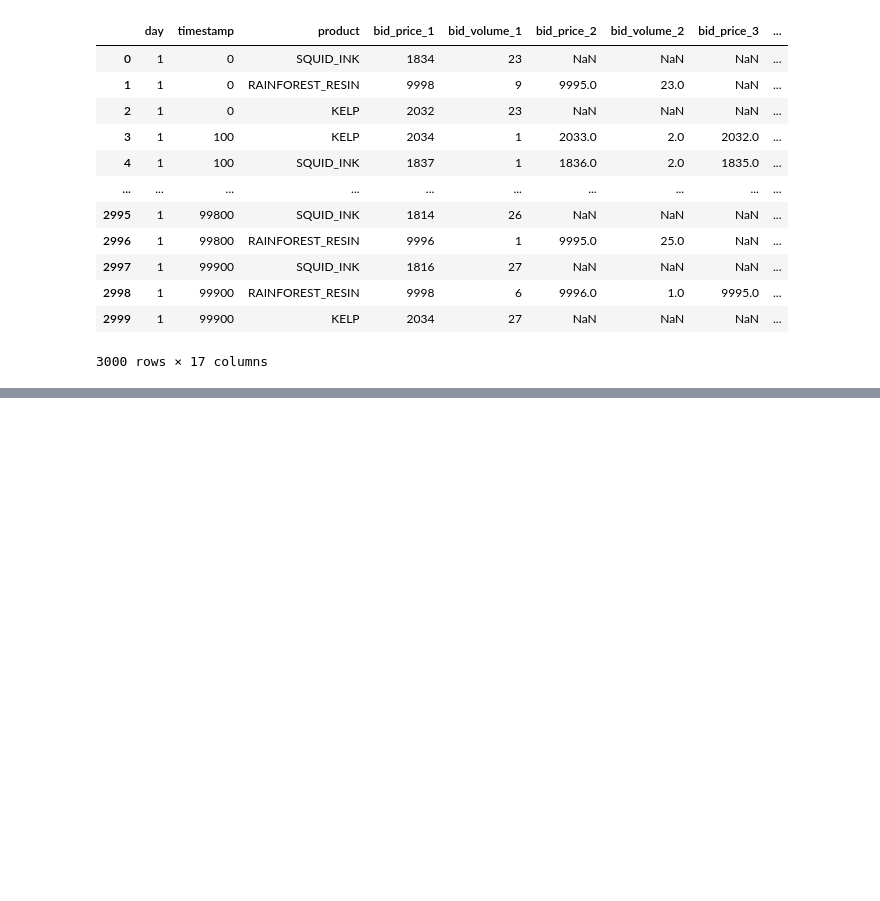
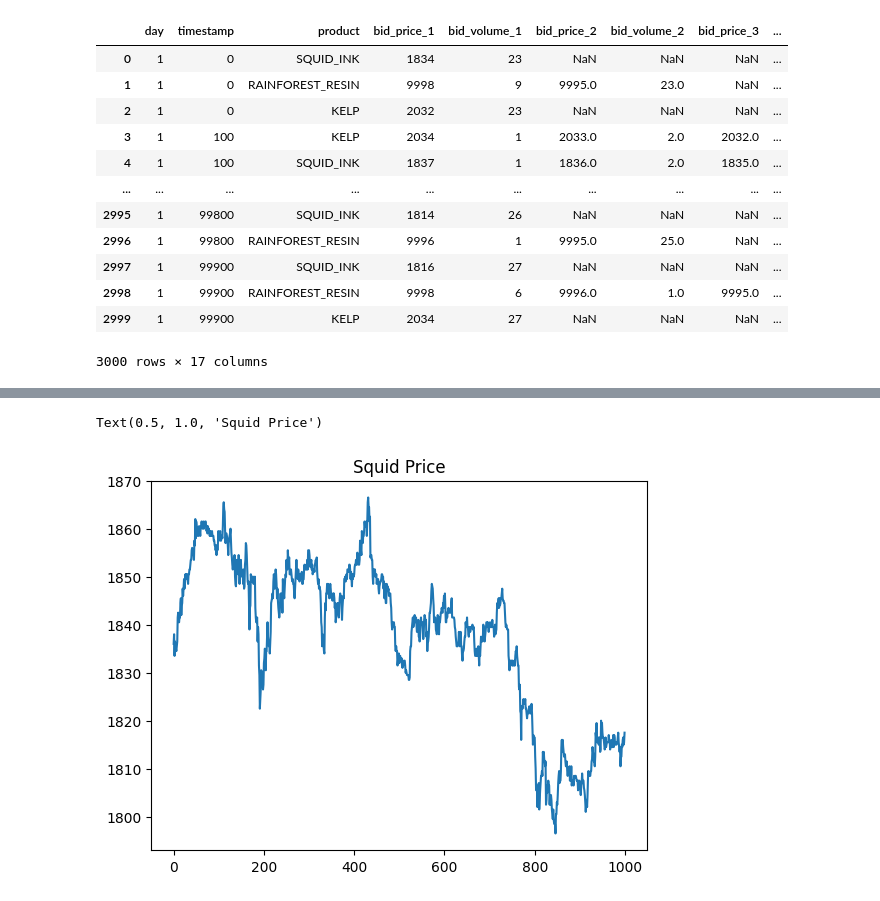
Before and after one commit to edg33/prosperity-3, a Jupyter notebook: Research/Prosperity_Vis_v3.ipynb, the cells around one changed output, grey strips where cells are left out. Cells and saved outputs as stored; diff of their text form; code cells hidden in the pictures; blank space fills up the shorter version.

```diff
--- a/Research/Prosperity_Vis_v3.ipynb
+++ b/Research/Prosperity_Vis_v3.ipynb
@@ -39,0 +134,6 @@ activities
+# %%
+plt.plot(squid_df["mid_price"])
+plt.title("Squid Price")
+# %% [output]
+Text(0.5, 1.0, 'Squid Price')
+[figure, added]
```
Also changed, not shown: parts of 12 cells of this notebook, 1 other file.
